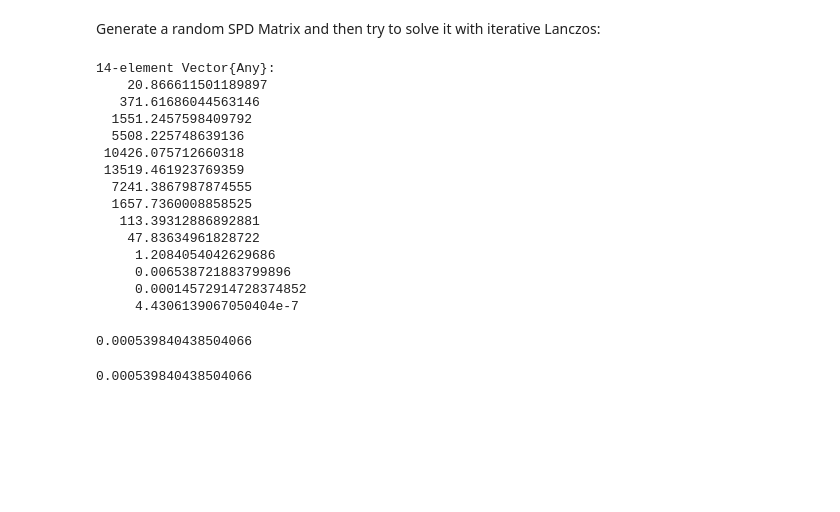
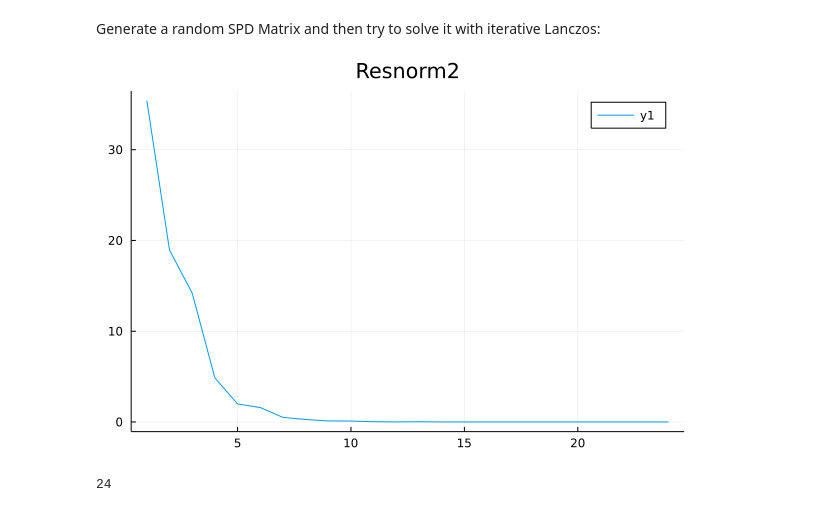
Before and after one commit to iluvjava/Silly_Julia_stuff, a Jupyter notebook: Subspace_Projection_Method/CG_Convergence.ipynb, the cells around one changed output. Saved outputs shown, nothing was run; the diff lists cells and outputs as text; code cells hidden in the pictures; blank space fills up the shorter version.

```diff
--- a/Subspace_Projection_Method/CG_Convergence.ipynb
+++ b/Subspace_Projection_Method/CG_Convergence.ipynb
@@ -96,18 +80,18 @@ end
 
 """
 function RunCGTillEnd(A, b, Maxitr=100, epsilon=1e-8)
-    cg = Sproj.IterativeCGViaLanczos(A, b)
-    Xs = Vector{typeof(b)}()
-    Rs = Vector()
-    push!(Xs, cg.x)  # intial guess added.
+    cg = Sproj.IterativeCGViaLanczos(copy(A), copy(b))
+    Xs = Vector{typeof(b)}()    # list of solutions
+    Rs = Vector{Float64}()      # list of 2 norm of residuals, recomputed.
+    push!(Xs, cg.x)             # intial guess added.
     Counter = 0
-    while Counter < Maxitr
-        Norm2 = cg()
-        if Norm2 < epsilon
-            break
-        end
+    ResNorm = Inf
+
+    while ResNorm > epsilon && Counter < Maxitr
+        _ = cg()
         push!(Xs, cg.x)
-        push!(Rs, Norm2)
+        ResNorm = norm(b - A*cg.x)
+        push!(Rs, ResNorm)
         Counter += 1
     end
     return cg, Xs, Rs
@@ -117,32 +101,16 @@ RunCGTillEnd
 # %% [markdown]
 Generate a random SPD Matrix and then try to solve it with iterative Lanczos:
 # %%
-RandomMatrix = GetNastyPSDMatrix(0.5, 40)
+RandomMatrix = GetNastyPSDMatrix(0.5, 100)
 RandomRHS = rand(size(RandomMatrix, 2))
-CG, Result, Rs = RunCGTillEnd(RandomMatrix, RandomRHS)
+CG, Geusses, ResNorm = RunCGTillEnd(RandomMatrix, RandomRHS)
 # Residual Norm Progression:
-fig = plot(title="Residual 2 Norm")
-plot!(fig, Rs)
-display(Rs)
-display(norm(RandomRHS - RandomMatrix*CG.x))
+fig = plot(title="Resnorm2")
+plot!(fig, ResNorm)
+display(fig)
 # %% [output]
-14-element Vector{Any}:
-    20.866611501189897
-   371.61686044563146
-  1551.2457598409792
-  5508.225748639136
- 10426.075712660318
- 13519.461923769359
-  7241.3867987874555
-  1657.7360008858525
-   113.39312886892881
-    47.83634961828722
-     1.2084054042629686
-     0.006538721883799896
-     0.00014572914728374852
-     4.4306139067050404e-7
-0.000539840438504066
+[figure, added]
-# %%
-norm(RandomRHS - RandomMatrix*CG.x)
-# %% [output]
-0.000539840438504066
+# %%
+length(ResNorm)
+# %% [output]
+24
```
Also changed, not shown: parts of 1 cell of this notebook, 3 other files.
